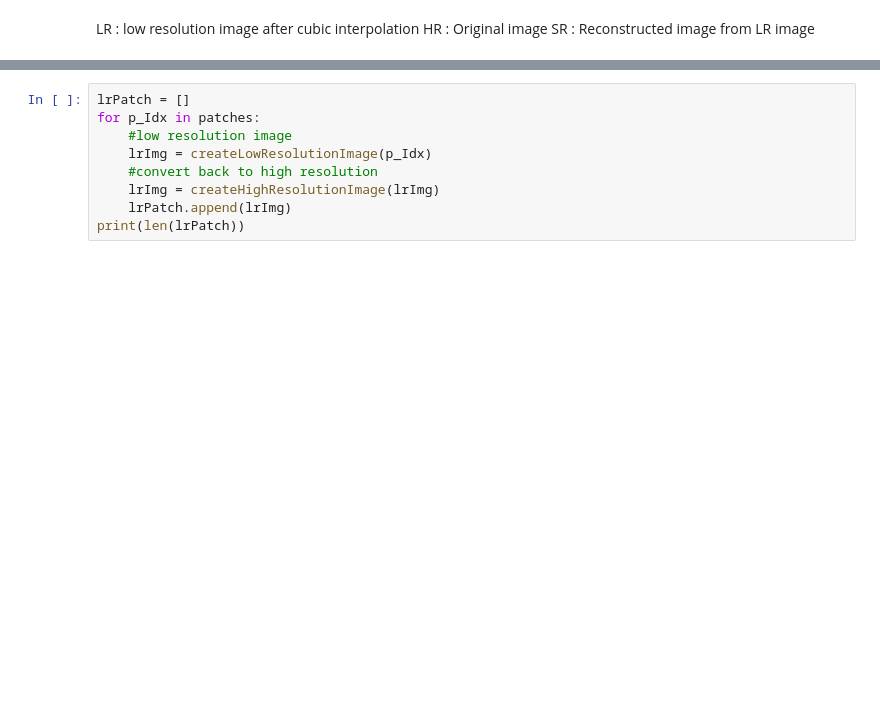
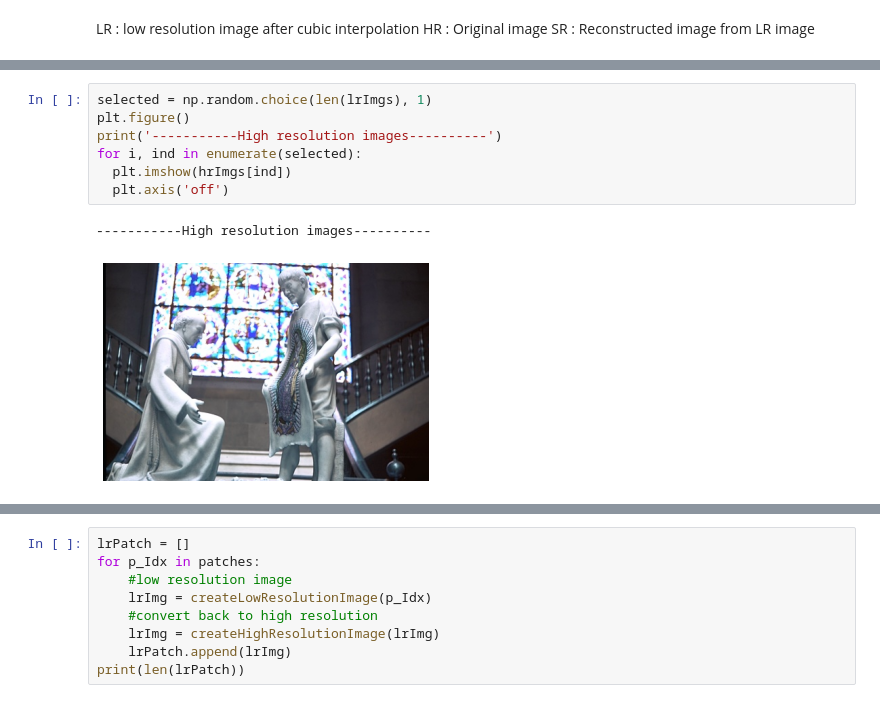
Before and after one commit to AnupamaRajkumar/AppliedDeepLearning, a Jupyter notebook: SuperResolution.ipynb, the cells around one changed output, grey strips where cells are left out. Saved outputs shown, nothing was run; the diff lists cells and outputs as text; blank space fills up the shorter version.

```diff
--- a/SuperResolution.ipynb
+++ b/SuperResolution.ipynb
@@ -152,0 +150,10 @@ for hr in hrImgs:
+# %%
+selected = np.random.choice(len(lrImgs), 1)
+plt.figure()
+print('-----------High resolution images----------')
+for i, ind in enumerate(selected):
+  plt.imshow(hrImgs[ind])
+  plt.axis('off')
+# %% [output]
+-----------High resolution images----------
+[figure, added]
```
Also changed, not shown: parts of 29 cells of this notebook.
